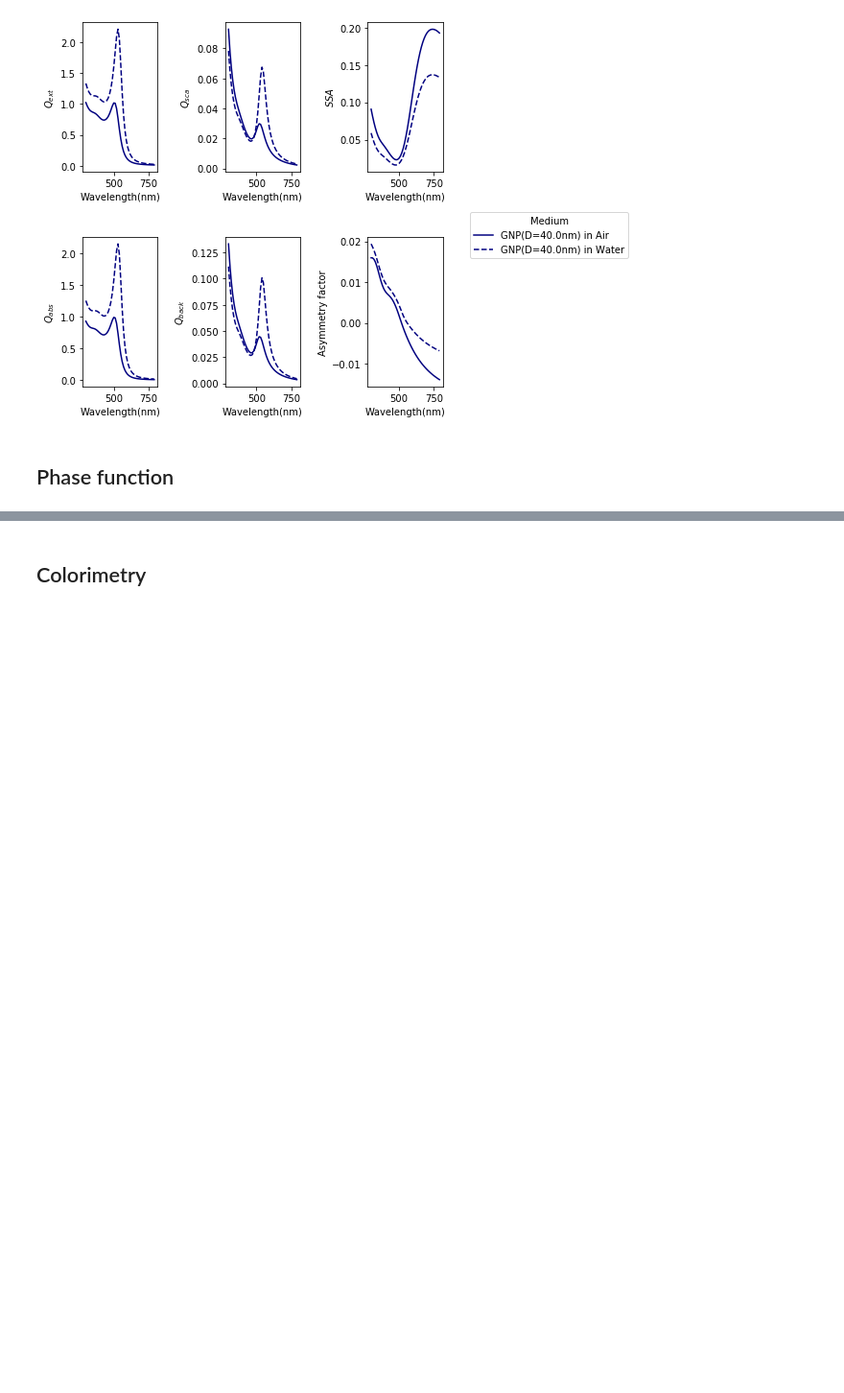
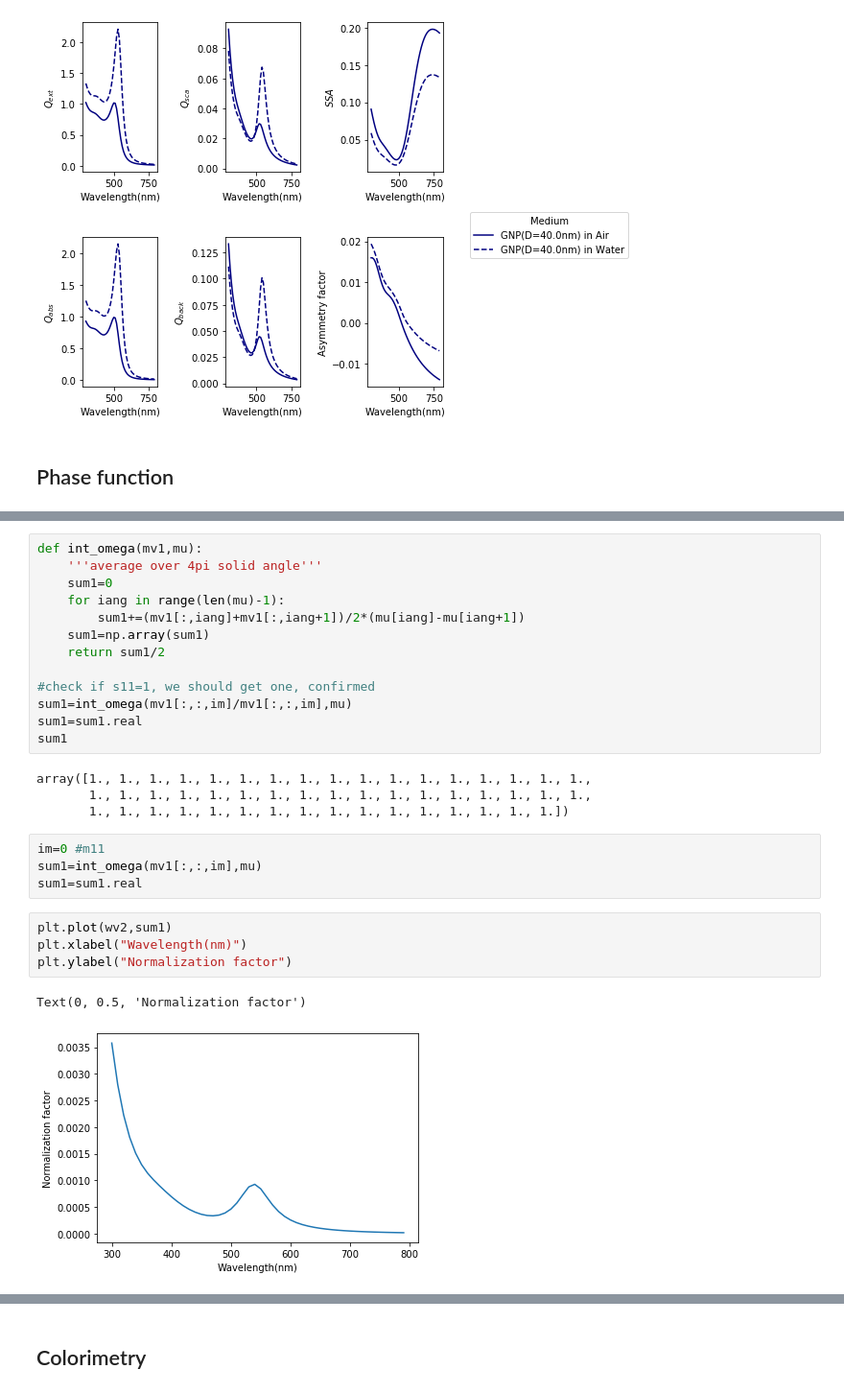
Before and after one commit to kiwiriver/covid_gnp, a Jupyter notebook: notebook/t08_SingleGNP_in_water.ipynb, the cells around one changed output, grey strips where cells are left out. Shown: that part at 96% size. Cells and saved outputs as stored; diff of their text form; blank space fills up the shorter version.

```diff
--- a/notebook/t08_SingleGNP_in_water.ipynb
+++ b/notebook/t08_SingleGNP_in_water.ipynb
@@ -228,0 +270,28 @@ plt.savefig(fileout, dpi=300)
+# %%
+def int_omega(mv1,mu):
+    '''average over 4pi solid angle'''
+    sum1=0
+    for iang in range(len(mu)-1):
+        sum1+=(mv1[:,iang]+mv1[:,iang+1])/2*(mu[iang]-mu[iang+1])
+    sum1=np.array(sum1)
+    return sum1/2
+
+#check if s11=1, we should get one, confirmed
+sum1=int_omega(mv1[:,:,im]/mv1[:,:,im],mu)
+sum1=sum1.real
+sum1
+# %% [output]
+array([1., 1., 1., 1., 1., 1., 1., 1., 1., 1., 1., 1., 1., 1., 1., 1., 1.,
+       1., 1., 1., 1., 1., 1., 1., 1., 1., 1., 1., 1., 1., 1., 1., 1., 1.,
+       1., 1., 1., 1., 1., 1., 1., 1., 1., 1., 1., 1., 1., 1., 1., 1.])
+# %%
+im=0 #m11
+sum1=int_omega(mv1[:,:,im],mu)
+sum1=sum1.real
+# %%
+plt.plot(wv2,sum1)
+plt.xlabel("Wavelength(nm)")
+plt.ylabel("Normalization factor")
+# %% [output]
+Text(0, 0.5, 'Normalization factor')
+[figure, added]
```
Also changed, not shown: parts of 8 cells of this notebook.
